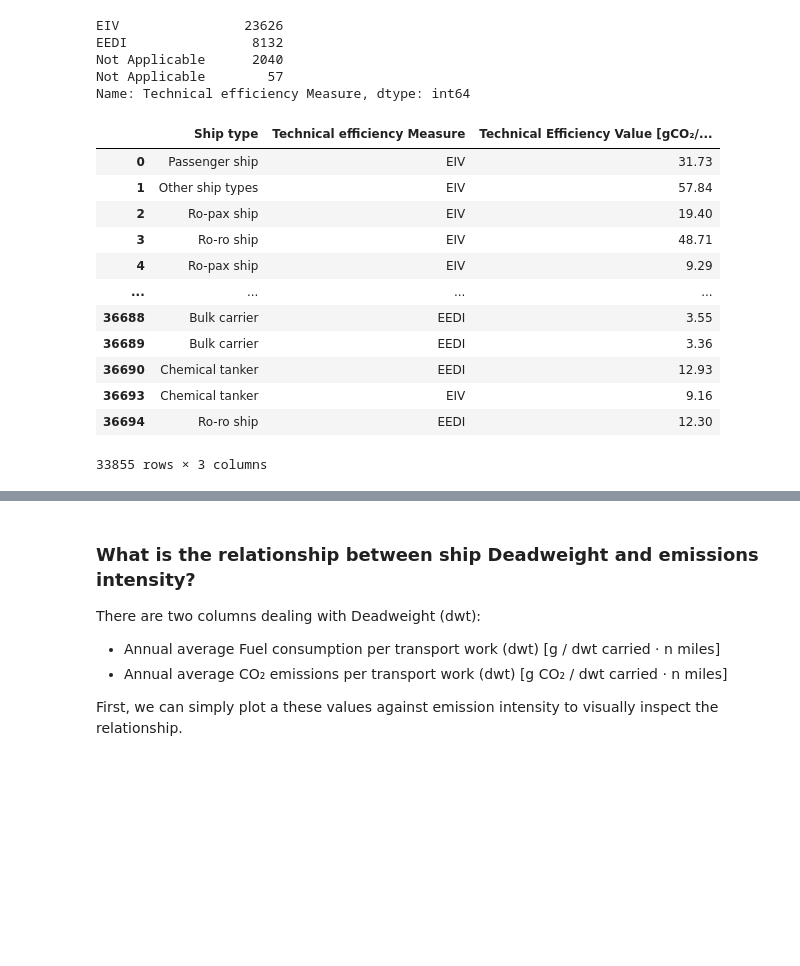
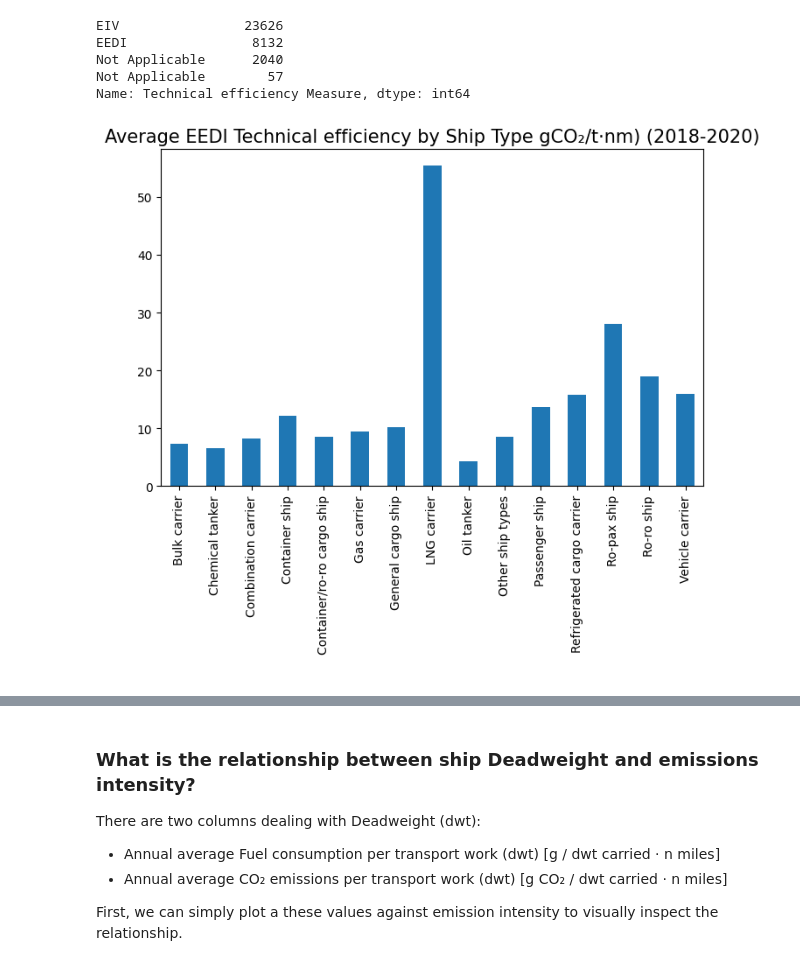
Before and after one commit to robertharrow/eu-maritime-co2-emissions, a Jupyter notebook: analysis.ipynb, the cells around one changed output, grey strips where cells are left out. Cells and saved outputs as stored; diff of their text form; code cells hidden in the pictures; blank space fills up the shorter version.

```diff
--- a/analysis.ipynb
+++ b/analysis.ipynb
@@ -276,17 +276,11 @@ Name: Technical efficiency Measure, dtype: int64
 # %%
 rel_data['Technical Efficiency Value [gCO₂/t·nm)]'] = rel_data['Technical Efficiency Value [gCO₂/t·nm)]'].astype(float)
 rel_data[['Ship type', 'Technical efficiency Measure', 'Technical Efficiency Value [gCO₂/t·nm)]']]
+rel_data['Technical Efficiency Value [gCO₂/t·nm)]'] = rel_data['Technical Efficiency Value [gCO₂/t·nm)]'].astype(float)
-# %% [output]
-|  | Ship type | Technical efficiency Measure | Technical Efficiency Value [gCO₂/... |
-| 0 | Passenger ship | EIV | 31.73 |
-| 1 | Other ship types | EIV | 57.84 |
-| 2 | Ro-pax ship | EIV | 19.40 |
-| 3 | Ro-ro ship | EIV | 48.71 |
-| 4 | Ro-pax ship | EIV | 9.29 |
-| ... | ... | ... | ... |
-| 36688 | Bulk carrier | EEDI | 3.55 |
-| 36689 | Bulk carrier | EEDI | 3.36 |
-| 36690 | Chemical tanker | EEDI | 12.93 |
-| 36693 | Chemical tanker | EIV | 9.16 |
-| 36694 | Ro-ro ship | EEDI | 12.30 |
-33855 rows × 3 columns
+# %%
+plt.figure(figsize=(8,5))
+plt.title('Average EEDI Technical efficiency by Ship Type (gCO₂/t·nm) (2018-2020)', fontsize=15)
+rel_data.loc[rel_data['Technical efficiency Measure'] == 'EEDI '].groupby(['Ship type'])['Technical Efficiency Value [gCO₂/t·nm)]'].mean().plot(kind='bar',
+                                                                                                                                               ylabel='[gCO₂/t·nm)]');
+# %% [output]
+[figure, added]
```
Also changed, not shown: parts of 1 cell of this notebook, 6 other files.
